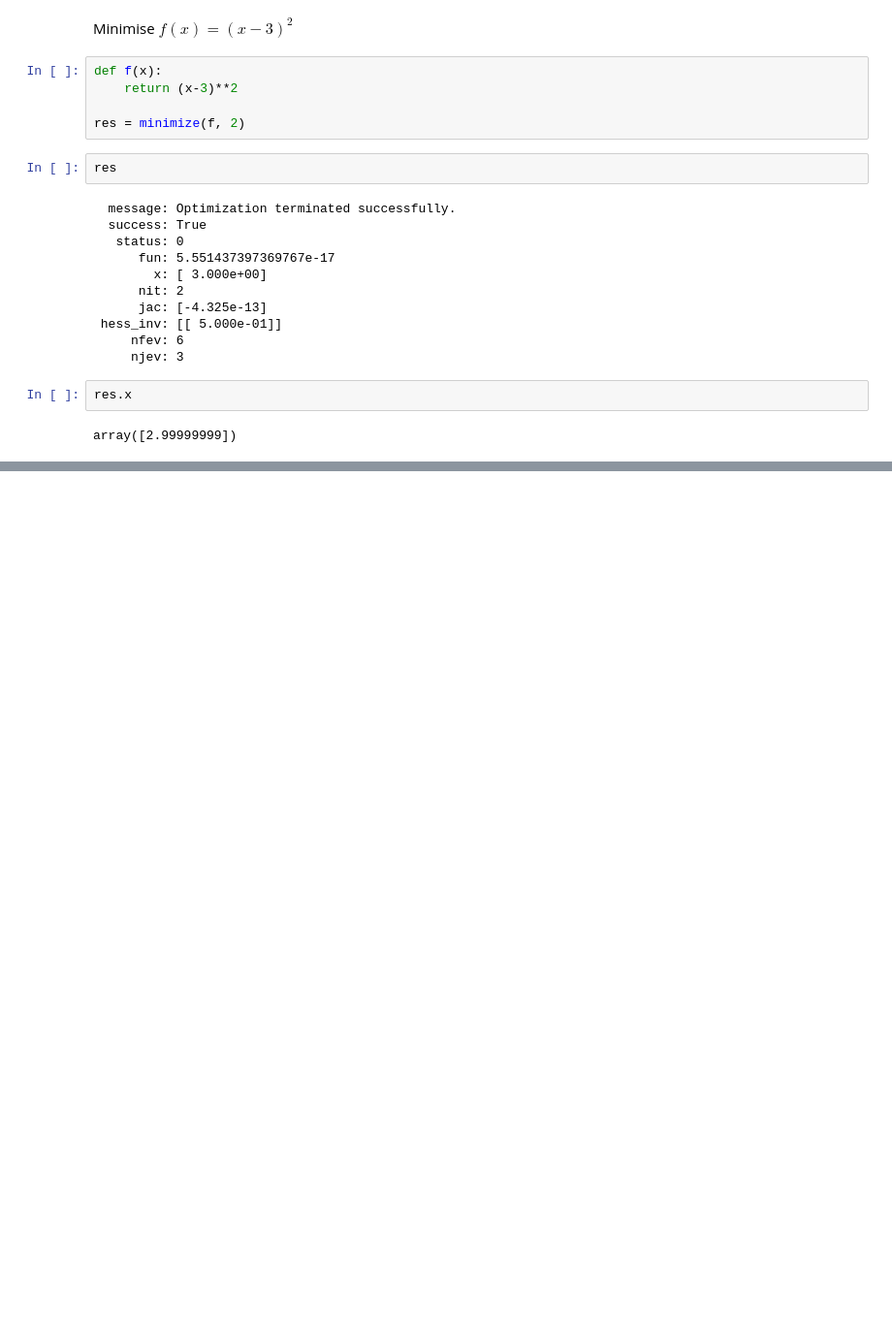
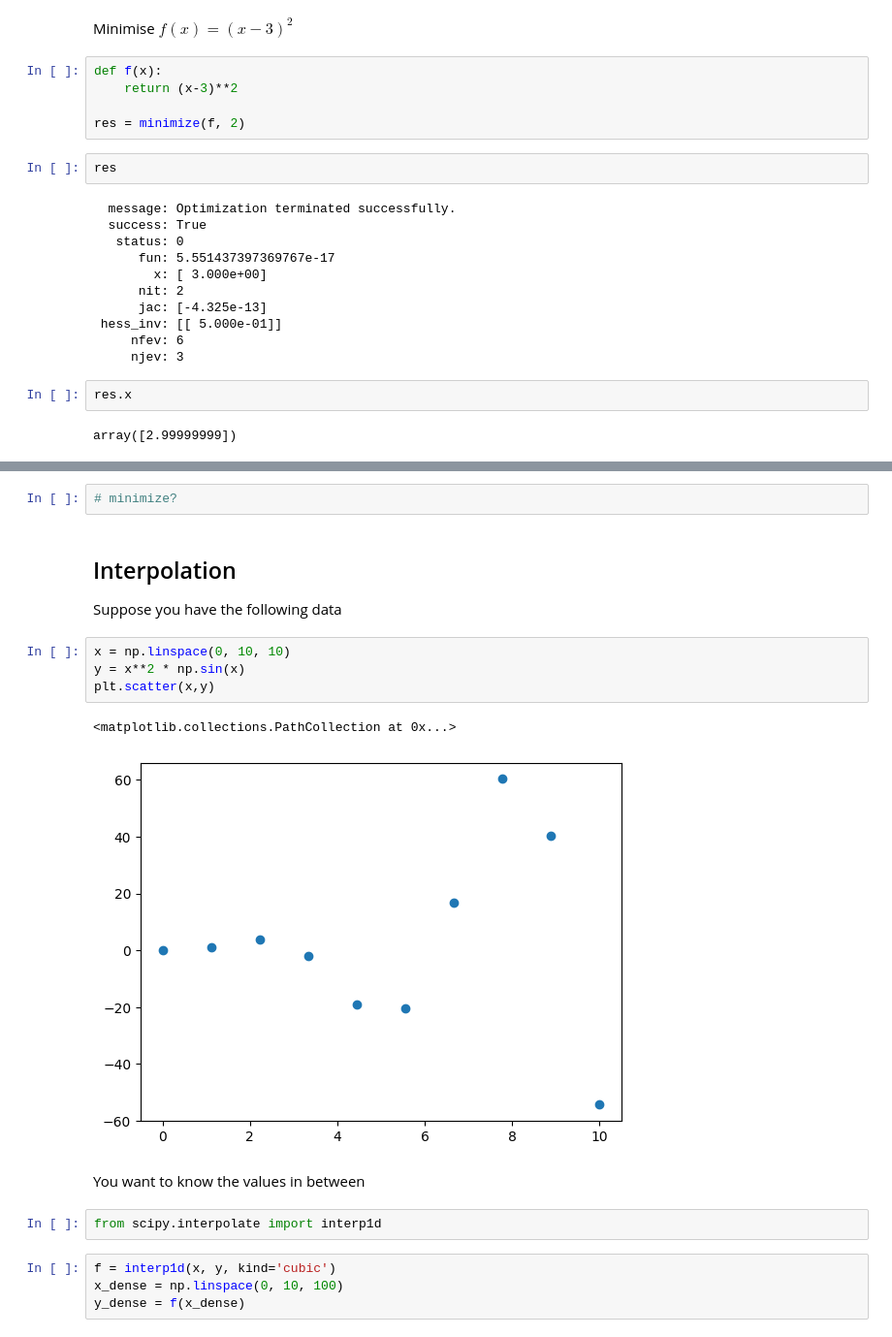
Before and after one commit to ashleysharp/codespaces-jupyter, a Jupyter notebook: notebooks/scipy.ipynb, the cells around one changed output, grey strips where cells are left out. Shown at 97% size. Cells and saved outputs as stored; diff of their text form; blank space fills up the shorter version.

```diff
--- a/notebooks/scipy.ipynb
+++ b/notebooks/scipy.ipynb
@@ -42,0 +78,20 @@ $$
+# %%
+# minimize?
+# %% [markdown]
+## Interpolation
+Suppose you have the following data
+# %%
+x = np.linspace(0, 10, 10)
+y = x**2 * np.sin(x)
+plt.scatter(x,y)
+# %% [output]
+<matplotlib.collections.PathCollection at 0x...>
+[figure, added]
+# %% [markdown]
+You want to know the values in between
+# %%
+from scipy.interpolate import interp1d
+# %%
+f = interp1d(x, y, kind='cubic')
+x_dense = np.linspace(0, 10, 100)
+y_dense = f(x_dense)
```
Also changed, not shown: parts of 11 cells of this notebook.
